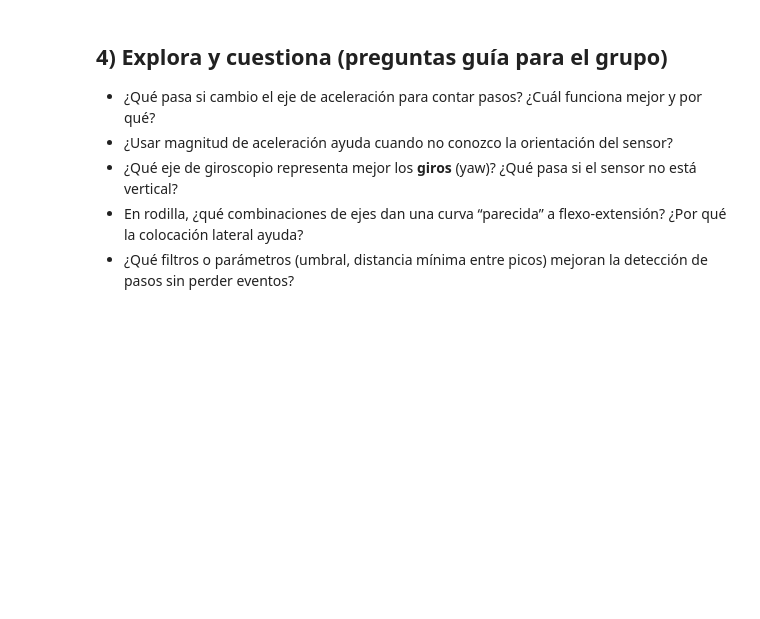
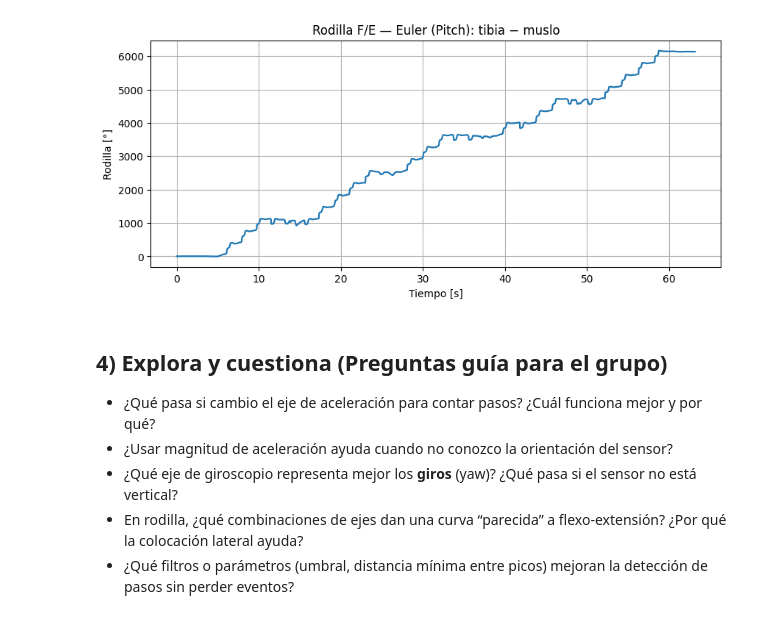
Before and after one commit to mvpinzon/IMU_ClassActivity, a Jupyter notebook: IMU_class_activities.ipynb, the cells around one changed output. Saved outputs shown, nothing was run; the diff lists cells and outputs as text; code cells hidden in the pictures; blank space fills up the shorter version.

```diff
--- a/IMU_class_activities.ipynb
+++ b/IMU_class_activities.ipynb
@@ -201,3 +114,36 @@ Hay dos rutas:
+# %%
+### Tener en cuenta Yaw, pitch, roll (ZYX Euler Sequence) segun el fabricante
+# ==== EDITA ESTAS RUTAS ====
+THIGH_FILE = r'C:\Users\Valentina\OneDrive - Universidad de los andes\Documentos\GitHub\IMU_ClassActivity\data\euler\muslo_der_val_D422CD002A96_20250224_133310.csv'
+SHANK_FILE = r'C:\Users\Valentina\OneDrive - Universidad de los andes\Documentos\GitHub\IMU_ClassActivity\data\euler\tibia_der_val_D422CD0041E2_20250224_133310.csv'
+FS = 120.0  # Hz
+
+# Cargar
+t_df = pd.read_csv(THIGH_FILE)
+s_df = pd.read_csv(SHANK_FILE)
+
+# Usar el mismo largo o el mínimo si difieren
+n = min(len(t_df), len(s_df))
+
+# Tiempo desde PacketCounter
+t = (t_df['PacketCounter'].to_numpy()[:n]) / FS
+
+# Ángulo de rodilla (flexo-extensión) con sensores laterales:
+# usar PITCH (Y) y hacer tibia - muslo
+knee_deg = s_df['Euler_X'].to_numpy()[:n] - t_df['Euler_X'].to_numpy()[:n]
+
+# Desenrollar (evita saltos ±180/360) y recentrar
+knee_deg = np.rad2deg(np.unwrap(np.deg2rad(knee_deg)))
+knee_deg = knee_deg - knee_deg[0]
+
+# Graficar
+plt.figure(figsize=(10,4))
+plt.plot(t, knee_deg, lw=1.6)
+plt.xlabel('Tiempo [s]'); plt.ylabel('Rodilla [°]')
+plt.title('Rodilla F/E — Euler (Pitch): tibia − muslo')
+plt.grid(True); plt.show()
+# %% [output]
+[figure, added]
 # %%
 # === EDITA AQUÍ: NOMBRES DE COLUMNAS ===
 # Opción A: columnas de cuaterniones por sensor (si existen)
@@ -298,7 +244,7 @@ else:
 
 print("💡 Sugerencia pedagógica: coloca los sensores de **lado**, a mitad del muslo y la tibia. Prueba distintos ejes/órdenes y observa cuál produce una curva de flexo-extensión más limpia.")
 # %% [markdown]
-## 4) Explora y cuestiona (preguntas guía para el grupo)
+## 4) Explora y cuestiona (Preguntas guía para el grupo)
 - ¿Qué pasa si cambio el eje de aceleración para contar pasos? ¿Cuál funciona mejor y por qué?
 - ¿Usar magnitud de aceleración ayuda cuando no conozco la orientación del sensor?
 - ¿Qué eje de giroscopio representa mejor los **giros** (yaw)? ¿Qué pasa si el sensor no está vertical?
```
Also changed, not shown: parts of 22 cells of this notebook, 3 other files.
